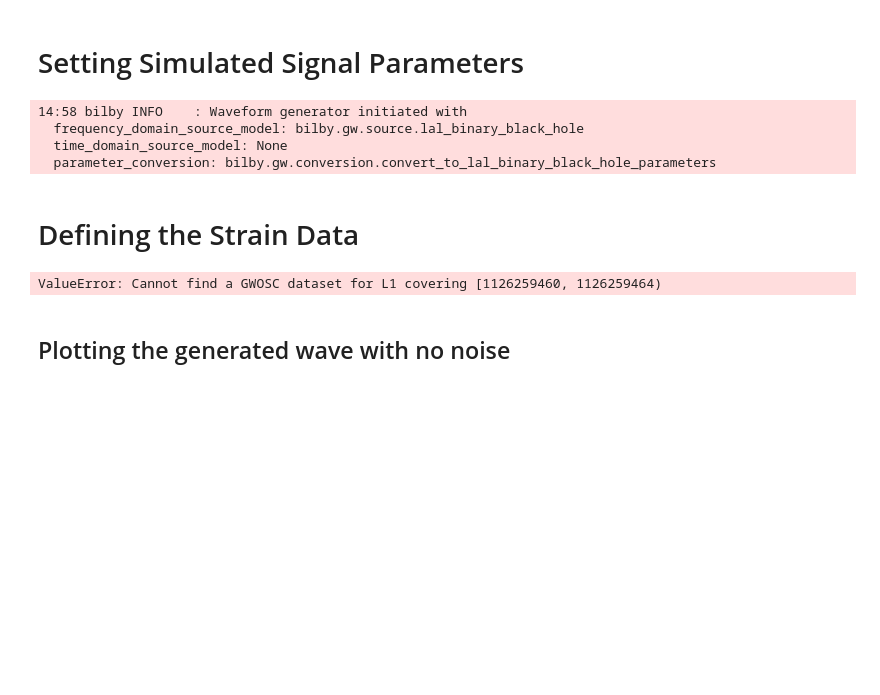
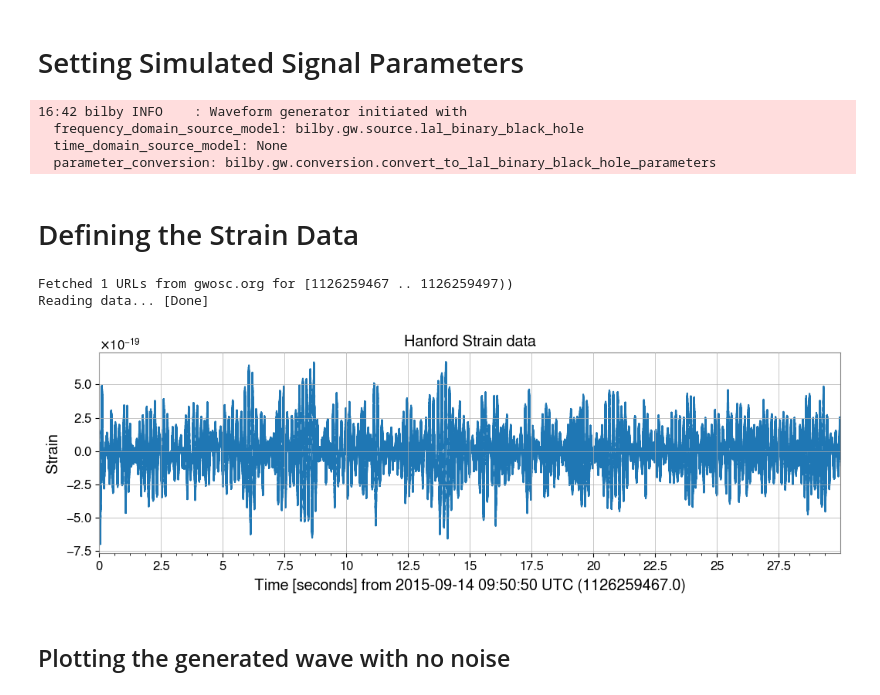
Before and after one commit to eMillar2718/GW_ChirpSim, a Jupyter notebook: GW_sim_test.ipynb, the cells around one changed output. Drawn from its saved outputs; the diff is of its cells as text; code cells hidden in the pictures; blank space fills up the shorter version.

Commit message:
Reran code with 16Khz GWOSC data, fixed issue with missing data up to 2048Hz in the spectrograms

```diff
--- a/GW_sim_test.ipynb
+++ b/GW_sim_test.ipynb
@@ -28,11 +10,11 @@ import lal
 # %% [markdown]
 # Setting Universal Parameters
 # %%
-sampling_frequency = 4096
-duration = 4
+sampling_frequency = 16384
+duration = 30
 minimum_frequency = 20
 
-merger_time = 1126259462 #np.random.randint(1126051217, 1137254417-duration)
+merger_time = 1126259482 #np.random.randint(1126051217, 1137254417-duration)
 
 start_time = merger_time - (duration/2)
 end_time = start_time + duration
@@ -73,24 +55,26 @@ waveform_generator = bilby.gw.WaveformGenerator(
     waveform_arguments=waveform_arguments,
 )
 # %% [output]
-14:58 bilby INFO    : Waveform generator initiated with
+16:42 bilby INFO    : Waveform generator initiated with
   frequency_domain_source_model: bilby.gw.source.lal_binary_black_hole
   time_domain_source_model: None
   parameter_conversion: bilby.gw.conversion.convert_to_lal_binary_black_hole_parameters
 # %% [markdown]
 # Defining the Strain Data
 # %%
-time_series = TimeSeries.fetch_open_data('L1', start_time, end_time, sample_rate=16348) #Fetching the data from GWOSC
+time_series = TimeSeries.fetch_open_data('H1', start_time, end_time, sample_rate = 16384, verbose = True)
 
 plot = time_series.plot()
 
 ax = plot.gca()
 ax.set_title('Hanford Strain data')
 ax.set_ylabel('Strain')
 
 plot = plt.show()
 # %% [output]
-ValueError: Cannot find a GWOSC dataset for L1 covering [1126259460, 1126259464)
+Fetched 1 URLs from gwosc.org for [1126259467 .. 1126259497))
+Reading data... [Done]
+[figure, added]
 # %% [markdown]
 ## Plotting the generated wave with no noise
 # %% [markdown]
```
Also changed, not shown: parts of 5 cells of this notebook.
